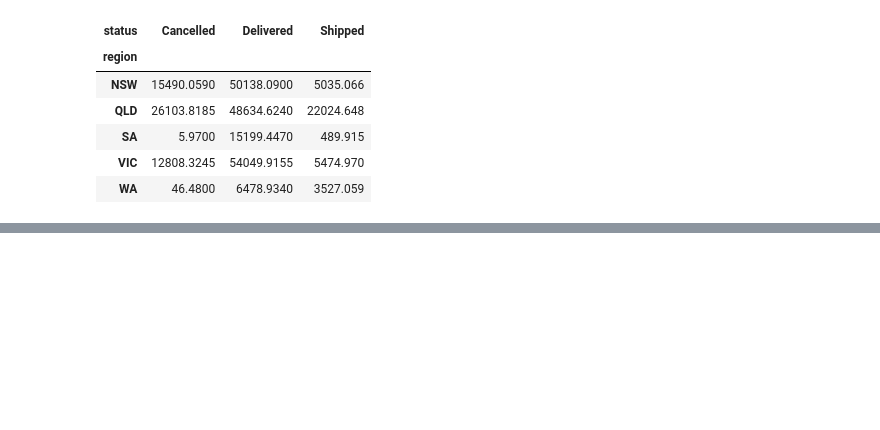
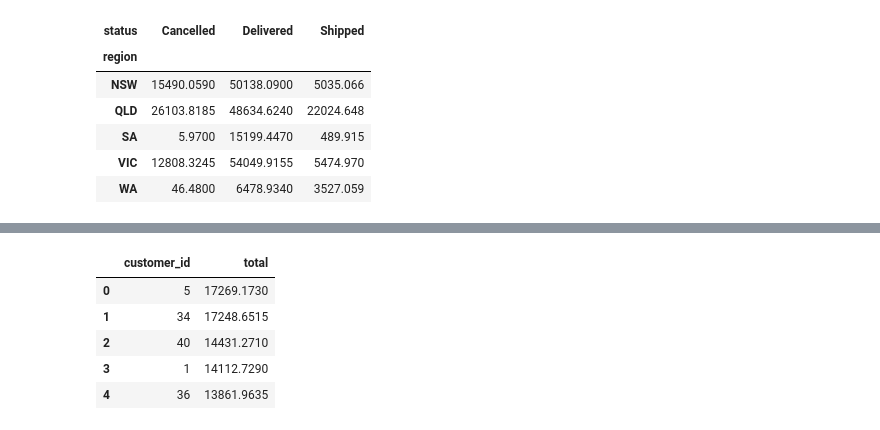
Before and after one commit to helenlex/Little-Projects, a Jupyter notebook: Learning Pandas Basics/playing_around_with_pandas.ipynb, the cells around one changed output, grey strips where cells are left out. Cells and saved outputs as stored; diff of their text form; code cells hidden in the pictures; blank space fills up the shorter version.

```diff
--- a/Learning Pandas Basics/playing_around_with_pandas.ipynb
+++ b/Learning Pandas Basics/playing_around_with_pandas.ipynb
@@ -531,0 +549,11 @@ file.groupby(["region", "status"])["total"].sum().unstack()
+# %%
+# for each group of "customer_id", calculate the total sales of each group.
+# give me the top 5 spenders
+file.groupby(["customer_id"])["total"].sum().sort_values(ascending= False).head(5).reset_index()
+# %% [output]
+|  | customer_id | total |
+| 0 | 5 | 17269.1730 |
+| 1 | 34 | 17248.6515 |
+| 2 | 40 | 14431.2710 |
+| 3 | 1 | 14112.7290 |
+| 4 | 36 | 13861.9635 |
```
Also changed, not shown: parts of 10 cells of this notebook, 1 other file.
